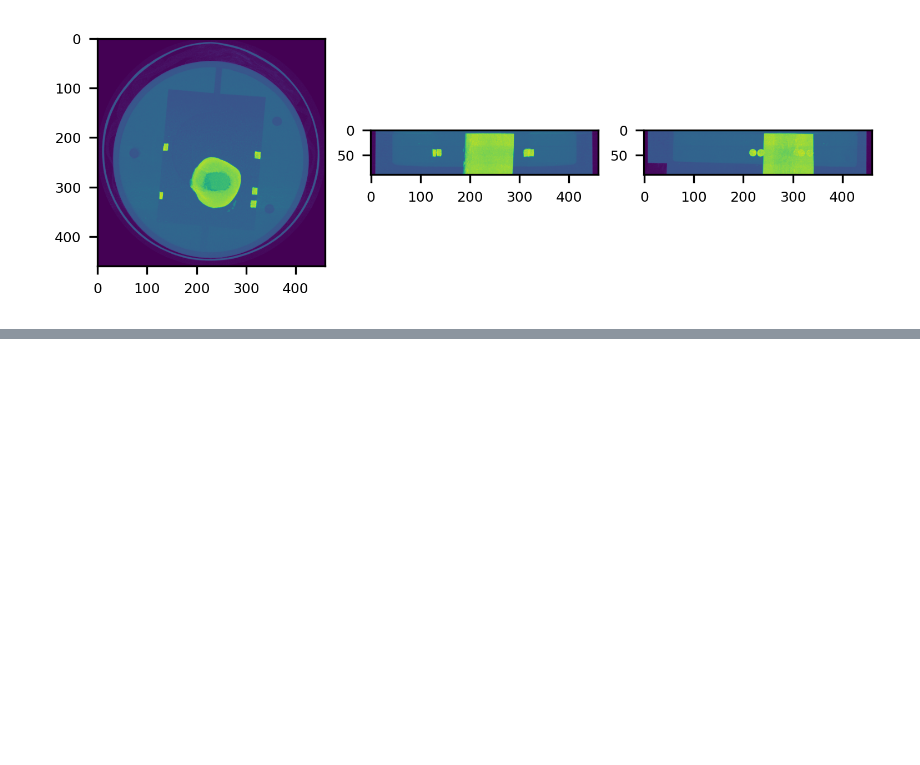
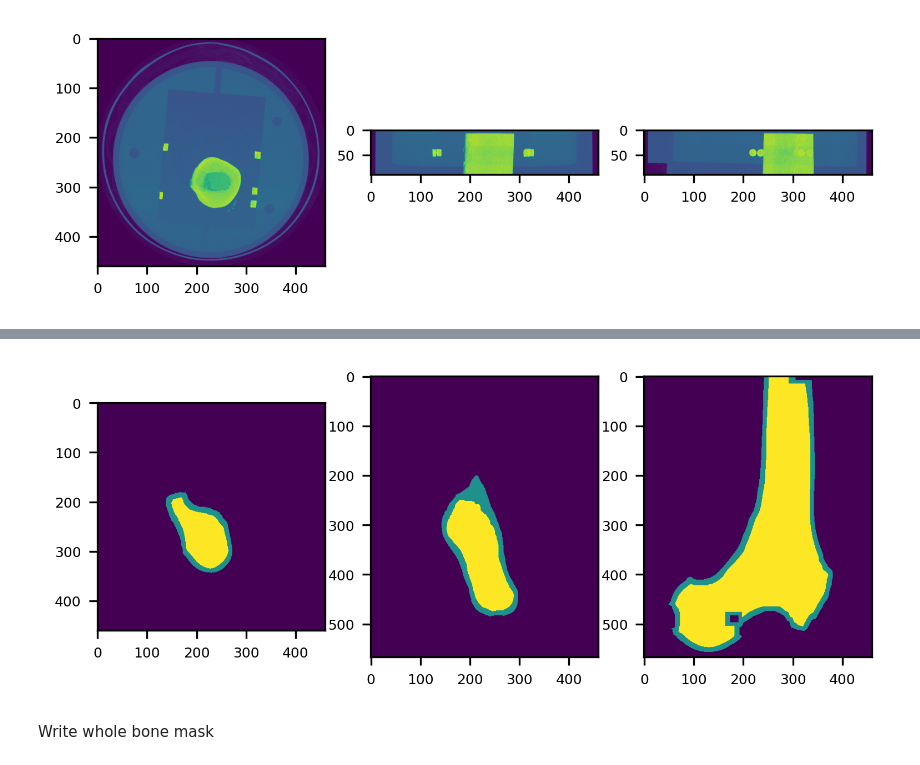
Before and after one commit to gianthk/pyfabric, a Jupyter notebook: notebooks/pyfabric_ex02_prox_femur_multires.ipynb, the cells around one changed output, grey strips where cells are left out. Drawn from its saved outputs; the diff is of its cells as text; code cells hidden in the pictures; blank space fills up the shorter version.

```diff
--- a/notebooks/pyfabric_ex02_prox_femur_multires.ipynb
+++ b/notebooks/pyfabric_ex02_prox_femur_multires.ipynb
@@ -398,0 +422,8 @@ ru.plot_projections(data_3D[0:90,:,:])
+# %%
+data_3D_BW_trab = morphology.binary_erosion(data_3D_BW_peri, morphology.cube(15))
+# %%
+ru.plot_midplanes(data_3D_BW_trab.astype('int')+data_3D_BW_peri.astype('int'))
+# %% [output]
+[figure, added]
+# %% [markdown]
+Write whole bone mask
```
Also changed, not shown: parts of 13 cells of this notebook, 1 other file.
